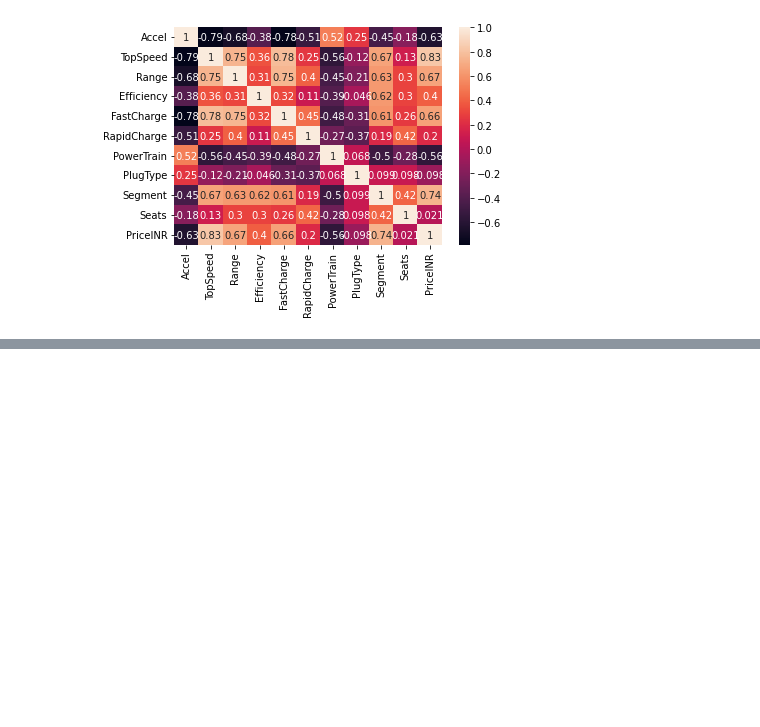
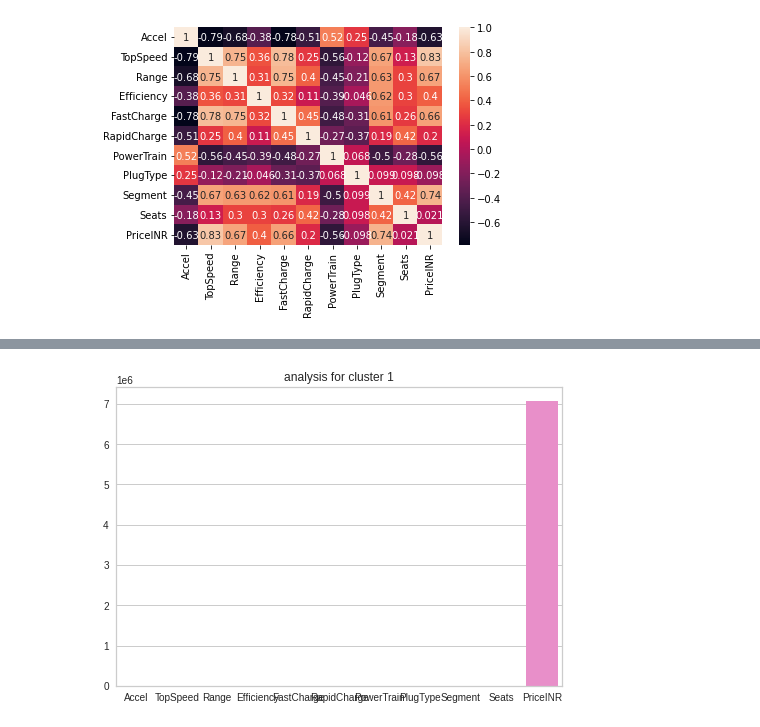
Before and after one commit to deepak03c/EV_Market_Segmentation, a Jupyter notebook: CLUSTERING_MODEL.ipynb, the cells around one changed output, grey strips where cells are left out. Drawn from its saved outputs; the diff is of its cells as text; code cells hidden in the pictures; blank space fills up the shorter version.

```diff
--- a/CLUSTERING_MODEL.ipynb
+++ b/CLUSTERING_MODEL.ipynb
@@ -576,3 +574,10 @@ cluster_1_df.head()
 | 5 | 2.8 | 250 | 610 | 180 | 620 | 1 | 1 | 1 | 6 | ... |
 | 9 | 6.3 | 180 | 400 | 193 | 540 | 1 | 1 | 1 | 4 | ... |
 | 10 | 5.1 | 180 | 370 | 216 | 440 | 1 | 1 | 1 | 4 | ... |
+# %%
+#analysis for cluster 1
+ax = sns.barplot(data=cluster_1_df[['Accel', 'TopSpeed', 'Range', 'Efficiency', 'FastCharge', 'RapidCharge', 'PowerTrain', 'PlugType', 'Segment', 'Seats', 'PriceINR']], ci=None)
+plt.title('Analysis of cluster 1')
+plt.show()
+# %% [output]
+[figure, added]
```
Also changed, not shown: parts of 14 cells of this notebook.
